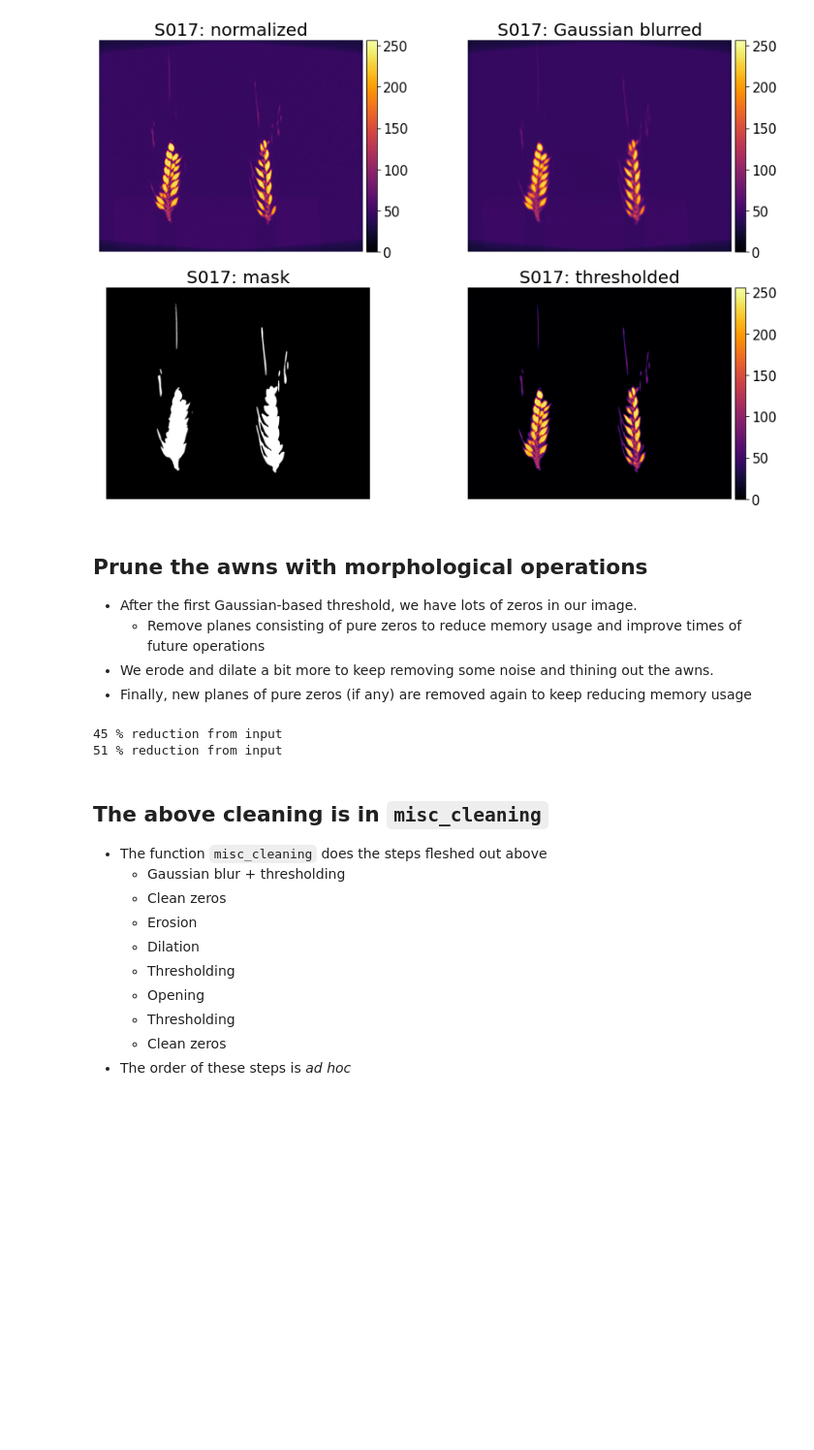
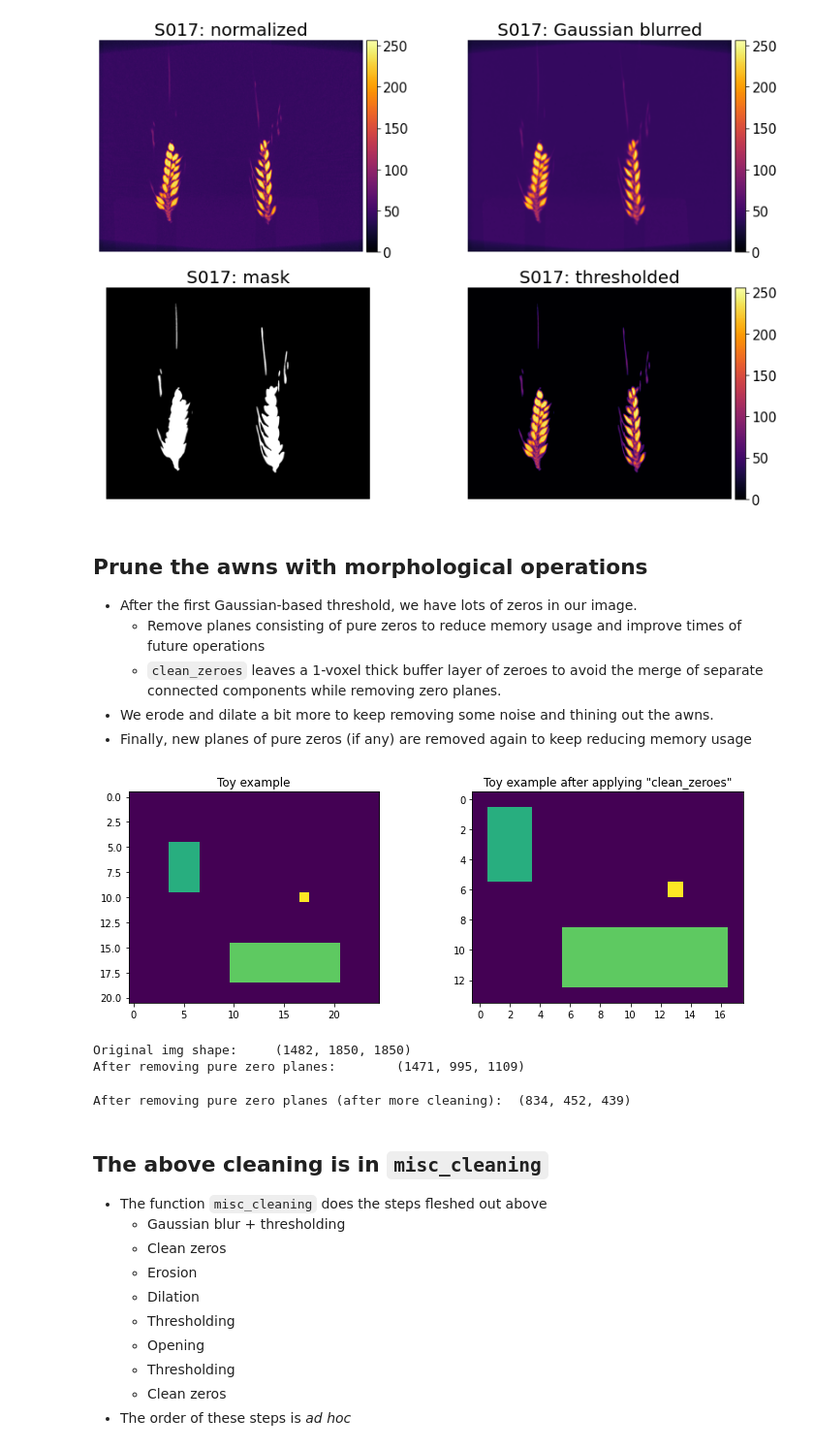
Before and after one commit to amezqui3/demeter, a Jupyter notebook: jupyter/03_cleaning_barley.ipynb, the cells around one changed output. Shown at 97% size. Cells and saved outputs as stored; diff of their text form; code cells hidden in the pictures; blank space fills up the shorter version.

```diff
--- a/jupyter/cleaning_barley.ipynb
+++ b/jupyter/03_cleaning_barley.ipynb
@@ -146,5 +142,6 @@ fig.tight_layout()
 
 - After the first Gaussian-based threshold, we have lots of zeros in our image.
    - Remove planes consisting of pure zeros to reduce memory usage and improve times of future operations
+   - `clean_zeroes` leaves a 1-voxel thick buffer layer of zeroes to avoid the merge of separate connected components while removing zero planes.
 - We erode and dilate a bit more to keep removing some noise and thining out the awns.
 - Finally, new planes of pure zeros (if any) are removed again to keep reducing memory usage
@@ -151,17 +150,38 @@ fig.tight_layout()
+# %%
+## Toy example for `clean_zeroes`
+foo = np.zeros((21,25), dtype=np.uint8)
+foo[5:10, 4:7] = 5
+foo[15:19, 10:21] = 6
+foo[10,17] = 8
+
+fig, ax = plt.subplots(1,2, figsize=(12,4))
+ax[0].imshow(foo)
+ax[0].set_title('Toy example')
+ax[1].imshow(clean_zeroes(foo))
+ax[1].set_title('Toy example after applying "clean_zeroes"');
+# %% [output]
+[figure, added]
+# %%
+print('Original img shape:\t{}'.format(img.shape))
+img = clean_zeroes(img)
+print('After removing pure zero planes:\t{}'.format(img.shape))
+# %% [output]
+Original img shape:     (1482, 1850, 1850)
+After removing pure zero planes:        (1471, 995, 1109)
 # %%
 ero,dil,thr2,op=(7,7,7),(5,5,5),30,(1,11,11)
 
-img = brew.clean_zeroes(img)
 blur = ndimage.grey_erosion(img, mode='constant', size=ero)
 blur = ndimage.grey_dilation(blur, mode='constant', size=dil)
 img[blur < thr2] = 0
 blur = ndimage.grey_opening(img, mode='constant', size=op)
 img[blur < thr2-10] = 0
-img = brew.clean_zeroes(img)
+img = clean_zeroes(img)
 clean_img = img[:,446,:].copy()
-# %% [output]
-45 % reduction from input
-51 % reduction from input
+# %%
+print('After removing pure zero planes (after more cleaning):\t{}'.format(img.shape))
+# %% [output]
+After removing pure zero planes (after more cleaning):  (834, 452, 439)
 # %% [markdown]
 ## The above cleaning is in `misc_cleaning`
 
```
Also changed, not shown: parts of 4 cells of this notebook, 14 other files.
